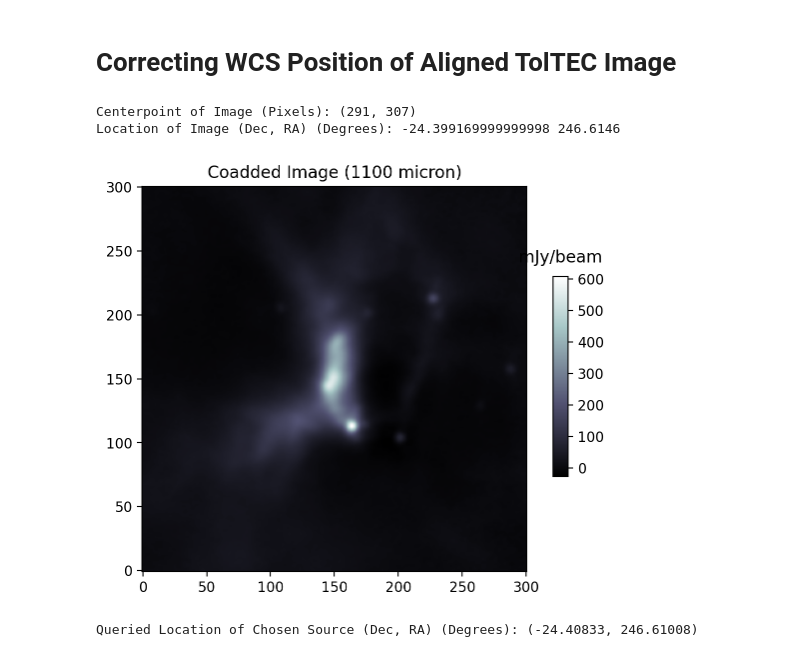
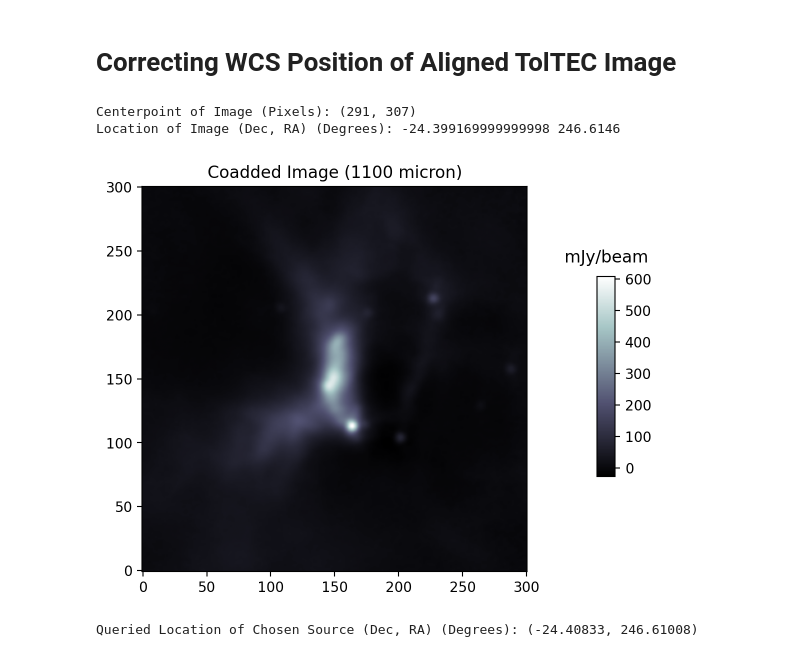
Before and after one commit to maxjm24/TolTEC_pointing, a Jupyter notebook: correct_position.ipynb, the cells around one changed output. Cells and saved outputs as stored; diff of their text form; code cells hidden in the pictures.

```diff
--- a/correct_position.ipynb
+++ b/correct_position.ipynb
@@ -20,33 +20,33 @@ n_iter = 1000 # Amount of tested centroids
 # %%
 # Obtains the coadded image (data) and its information (header)
 data, header = fits.getdata('./redu' + redu_num + '/coadded/raw/toltec_commissioning_a' + wav + '_citlali.fits', ext=1, header=True)
 
 # Finds the center pixel of the image
 coadd_center = (int(header['CRPIX2']), int(header['CRPIX1']))
 print(f'Centerpoint of Image (Pixels): {coadd_center}')
 
 # Finds the RA/DEC WCS location of the center pixel
 wcs = WCS(header)
 ref_ra, ref_dec, _, _ = wcs.wcs_pix2world(coadd_center[1], coadd_center[0], 1, 1, 1)
 print(f'Location of Image (Dec, RA) (Degrees): {"{0} {1}".format(ref_dec, ref_ra)}')
 
 # Crops the image as specified above
 coadd_y_min, coadd_y_max = coadd_center[0]-crop-1+y_push, coadd_center[0]+crop+y_push
 coadd_x_min, coadd_x_max = coadd_center[1]-crop-1+x_push, coadd_center[1]+crop+x_push
 offset_coadd_img = data[0][0][coadd_y_min:coadd_y_max, coadd_x_min:coadd_x_max]
 
 # Plots the image
 fig, ax = plt.subplots(1, 1)
 fig.set_figheight(5)
-fig.set_figwidth(5)
+fig.set_figwidth(6)
 im = ax.imshow(offset_coadd_img, cmap='bone', origin='lower')
 ax.set_title(f'Coadded Image ({wav} micron)')
 cbar = fig.colorbar(im, ax=ax, cax=fig.add_axes([0.95, 0.3, 0.03, 0.4]));
 cbar.ax.set_title('mJy/beam', pad=10);
 # %% [output]
 Centerpoint of Image (Pixels): (291, 307)
 Location of Image (Dec, RA) (Degrees): -24.399169999999998 246.6146
-[figure, old version]
+[figure, new version]
 # %%
 # Accurate RA/DEC WCS position of VLA 1623-243 as queried from Simbad
 source_dec = -24.40833
```
